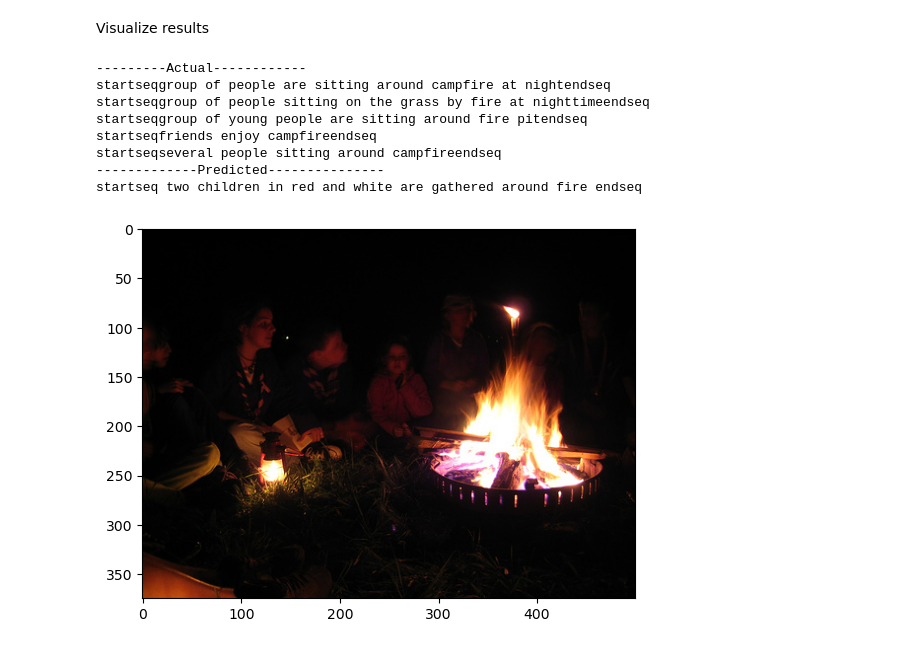
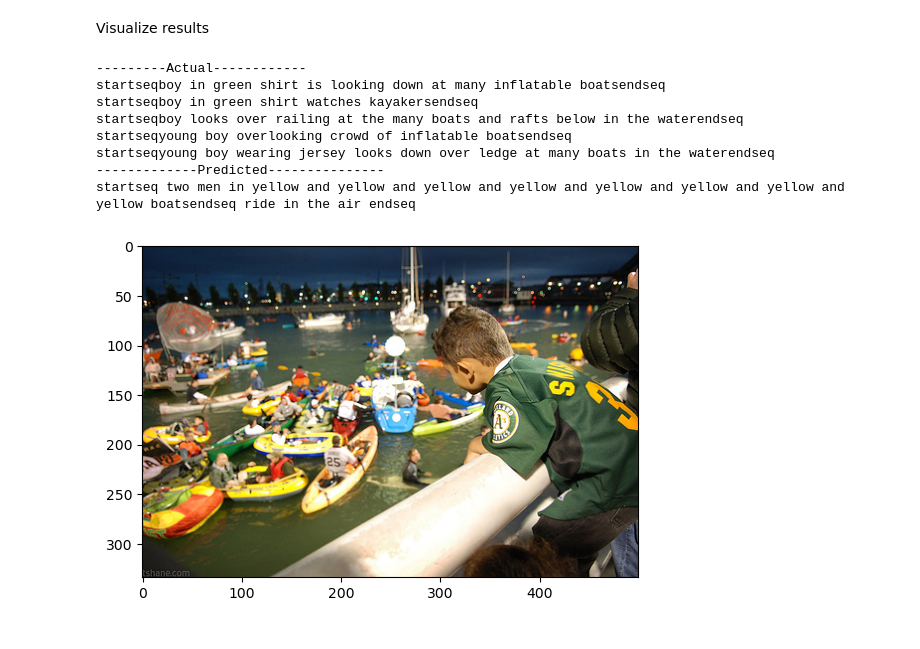
Before and after one commit to shrenisc/ImageCaptioning, a Jupyter notebook: main.ipynb, the cells around one changed output. Cells and saved outputs as stored; diff of their text form; code cells hidden in the pictures.

```diff
--- a/main.ipynb
+++ b/main.ipynb
@@ -284,14 +284,14 @@ def generate_caption(image_name):
     print(y_pred)
     plt.imshow(image)
 # %%
-generate_caption("69710411_2cf537f61f.jpg")
+generate_caption("1042020065_fb3d3ba5ba.jpg")
 # %% [output]
 ---------Actual------------
-startseqgroup of people are sitting around campfire at nightendseq
-startseqgroup of people sitting on the grass by fire at nighttimeendseq
-startseqgroup of young people are sitting around fire pitendseq
-startseqfriends enjoy campfireendseq
-startseqseveral people sitting around campfireendseq
+startseqboy in green shirt is looking down at many inflatable boatsendseq
+startseqboy in green shirt watches kayakersendseq
+startseqboy looks over railing at the many boats and rafts below in the waterendseq
+startseqyoung boy overlooking crowd of inflatable boatsendseq
+startseqyoung boy wearing jersey looks down over ledge at many boats in the waterendseq
 -------------Predicted---------------
-startseq two children in red and white are gathered around fire endseq
+startseq two men in yellow and yellow and yellow and yellow and yellow and yellow and yellow and yellow boatsendseq ride in the air endseq
-[figure, old version]
+[figure, new version]
```
Also changed, not shown: 4 other files.
